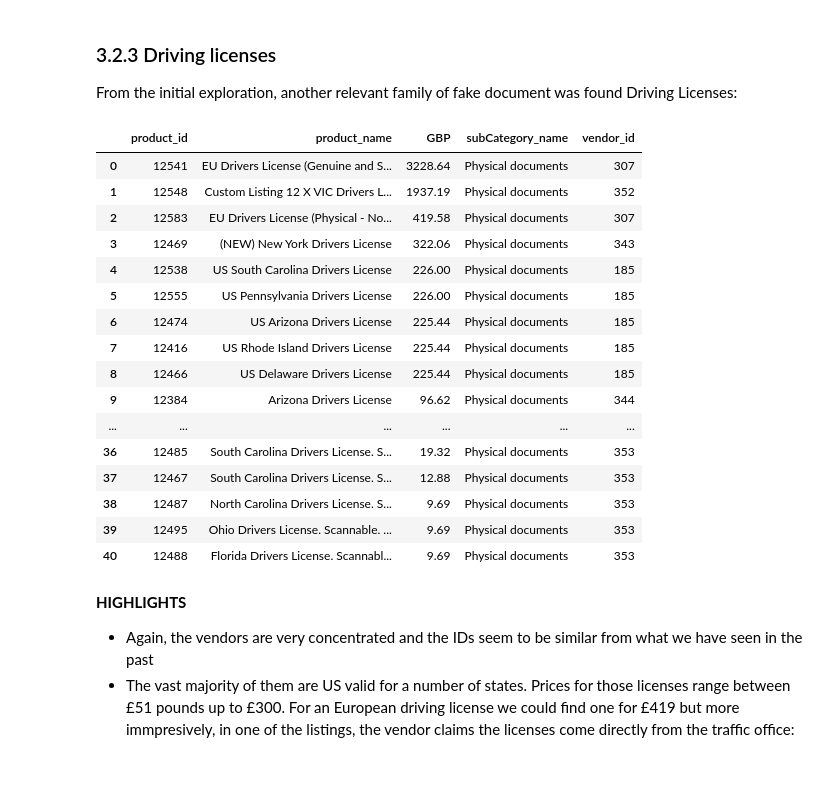
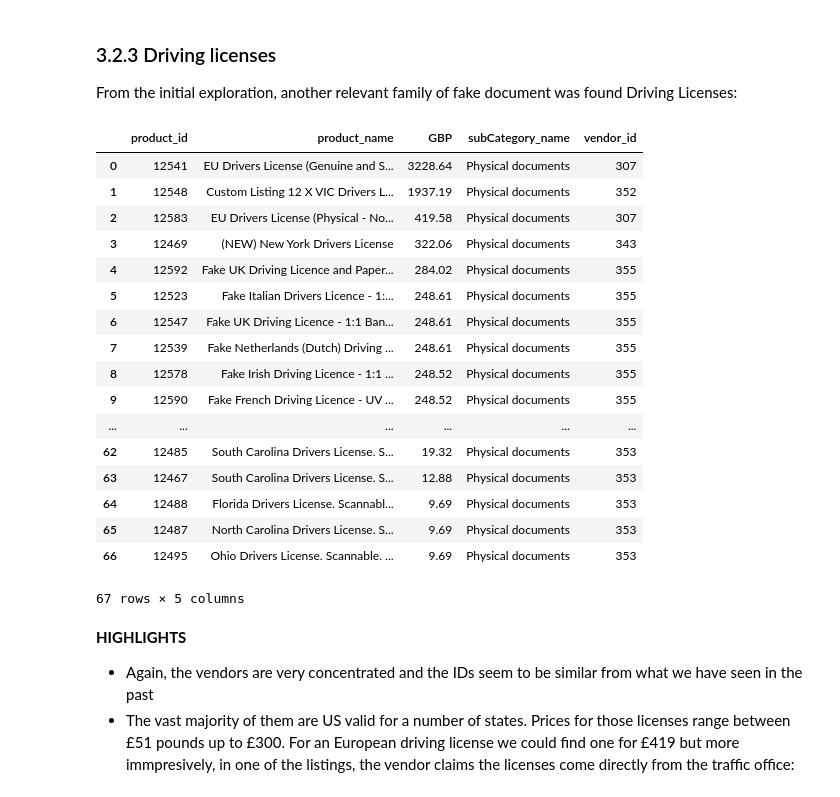
Before and after one commit to mauromsl/dark_web_datamining, a Jupyter notebook: python_src/python_analysis.ipynb, the cells around one changed output. Saved outputs shown, nothing was run; the diff lists cells and outputs as text; code cells hidden in the pictures.

```diff
--- a/python_src/python_analysis.ipynb
+++ b/python_src/python_analysis.ipynb
@@ -755,30 +757,34 @@ From the initial exploration, another relevant family of fake document was found
 # %%
 db.pandas_query('''
     SELECT A.product_id, A.product_name, A.GBP, B.subCategory_name, A.vendor_id
     FROM dark_web.tblProduct A
     JOIN tblSubCategory B ON B.subCategory_id = A.subCategory_id
-    WHERE A.product_name LIKE '%drivers license%'
-    AND B.subCategory_name = 'Physical documents'
+    WHERE B.subCategory_name = 'Physical documents'
+    AND (A.product_name LIKE '%drivers license%'
+        OR A.product_name LIKE '%driving licence%'
+        OR A.product_name LIKE '%drivers licence%')
+
     ORDER BY GBP DESC;
     ''')
 # %% [output]
 |  | product_id | product_name | GBP | subCategory_name | vendor_id |
 | 0 | 12541 | EU Drivers License (Genuine and S... | 3228.64 | Physical documents | 307 |
 | 1 | 12548 | Custom Listing 12 X VIC Drivers L... | 1937.19 | Physical documents | 352 |
 | 2 | 12583 | EU Drivers License (Physical - No... | 419.58 | Physical documents | 307 |
 | 3 | 12469 | (NEW) New York Drivers License | 322.06 | Physical documents | 343 |
-| 4 | 12538 | US South Carolina Drivers License | 226.00 | Physical documents | 185 |
-| 5 | 12555 | US Pennsylvania Drivers License | 226.00 | Physical documents | 185 |
-| 6 | 12474 | US Arizona Drivers License | 225.44 | Physical documents | 185 |
-| 7 | 12416 | US Rhode Island Drivers License | 225.44 | Physical documents | 185 |
-| 8 | 12466 | US Delaware Drivers License | 225.44 | Physical documents | 185 |
-| 9 | 12384 | Arizona Drivers License | 96.62 | Physical documents | 344 |
+| 4 | 12592 | Fake UK Driving Licence and Paper... | 284.02 | Physical documents | 355 |
+| 5 | 12523 | Fake Italian Drivers Licence - 1:... | 248.61 | Physical documents | 355 |
+| 6 | 12547 | Fake UK Driving Licence - 1:1 Ban... | 248.61 | Physical documents | 355 |
+| 7 | 12539 | Fake Netherlands (Dutch) Driving ... | 248.61 | Physical documents | 355 |
+| 8 | 12578 | Fake Irish Driving Licence - 1:1 ... | 248.52 | Physical documents | 355 |
+| 9 | 12590 | Fake French Driving Licence - UV ... | 248.52 | Physical documents | 355 |
 | ... | ... | ... | ... | ... | ... |
-| 36 | 12485 | South Carolina Drivers License. S... | 19.32 | Physical documents | 353 |
-| 37 | 12467 | South Carolina Drivers License. S... | 12.88 | Physical documents | 353 |
-| 38 | 12487 | North Carolina Drivers License. S... | 9.69 | Physical documents | 353 |
-| 39 | 12495 | Ohio Drivers License. Scannable. ... | 9.69 | Physical documents | 353 |
-| 40 | 12488 | Florida Drivers License. Scannabl... | 9.69 | Physical documents | 353 |
+| 62 | 12485 | South Carolina Drivers License. S... | 19.32 | Physical documents | 353 |
+| 63 | 12467 | South Carolina Drivers License. S... | 12.88 | Physical documents | 353 |
+| 64 | 12488 | Florida Drivers License. Scannabl... | 9.69 | Physical documents | 353 |
+| 65 | 12487 | North Carolina Drivers License. S... | 9.69 | Physical documents | 353 |
+| 66 | 12495 | Ohio Drivers License. Scannable. ... | 9.69 | Physical documents | 353 |
+67 rows × 5 columns
 # %% [markdown]
 <b>HIGHLIGHTS</b>
  - Again, the vendors are very concentrated and the IDs seem to be similar from what we have seen in the past
```
Also changed, not shown: parts of 9 cells of this notebook.
